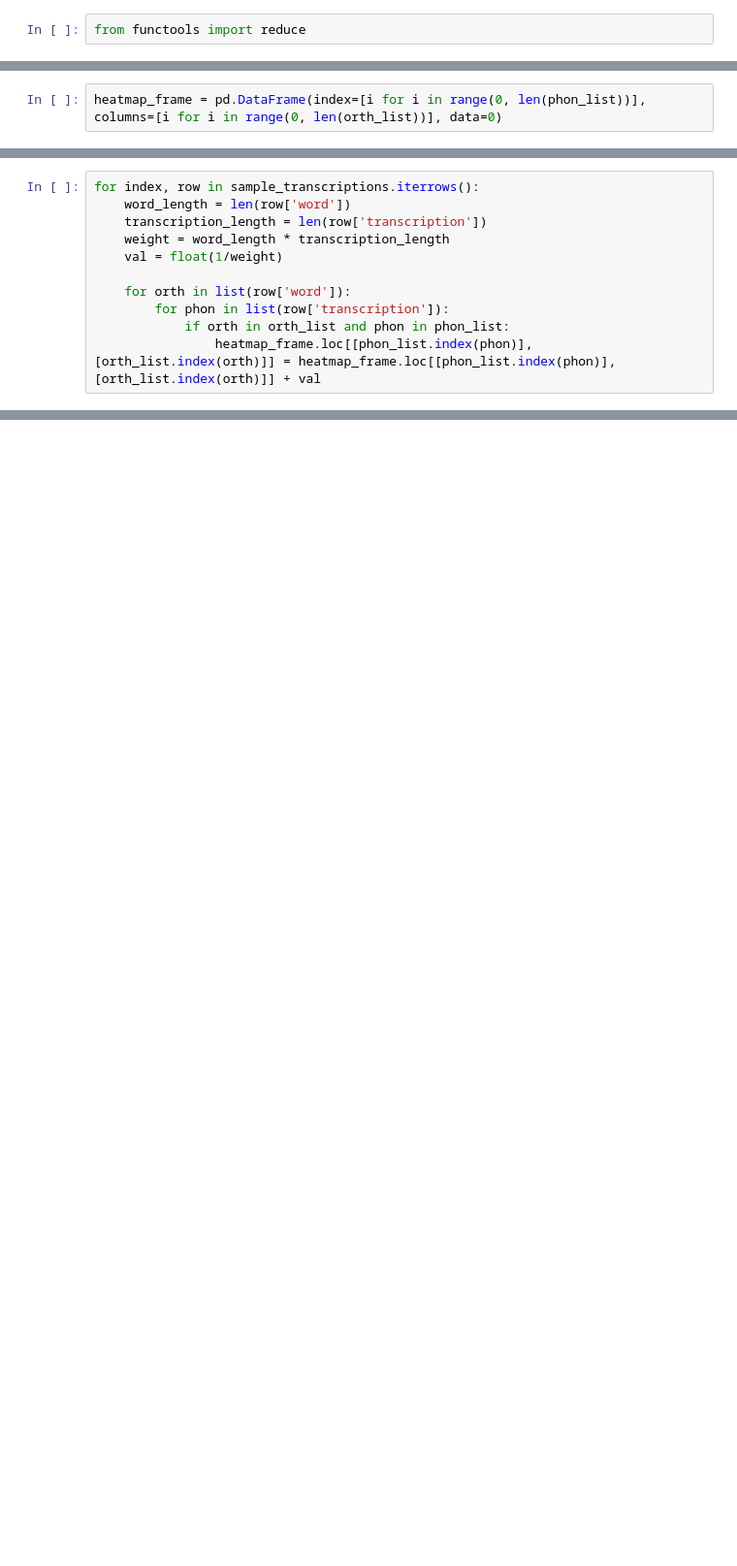
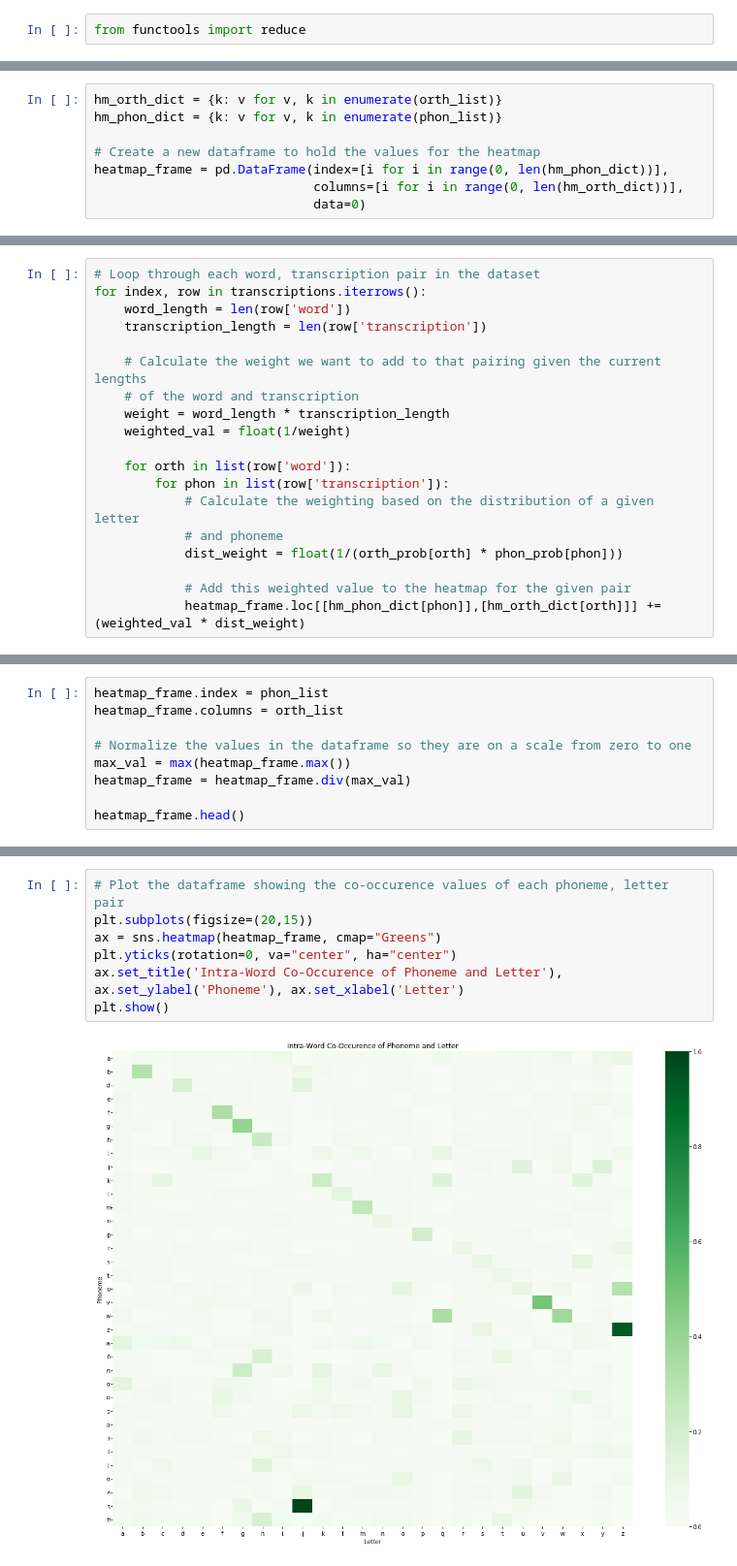
Before and after one commit to dianachou/cmsc320_final_tutorial, a Jupyter notebook: [Insert Final Project Name].ipynb, the cells around one changed output, grey strips where cells are left out. Shown: that part at 97% size. Drawn from its saved outputs; the diff is of its cells as text; blank space fills up the shorter version.

Commit message:
Intra-Cluster Maps

```diff
--- a/[Insert Final Project Name].ipynb
+++ b/[Insert Final Project Name].ipynb
@@ -66,2 +99,8 @@ print(phon_list)
 # %%
-heatmap_frame = pd.DataFrame(index=[i for i in range(0, len(phon_list))], columns=[i for i in range(0, len(orth_list))], data=0)
+hm_orth_dict = {k: v for v, k in enumerate(orth_list)}
+hm_phon_dict = {k: v for v, k in enumerate(phon_list)}
+
+# Create a new dataframe to hold the values for the heatmap
+heatmap_frame = pd.DataFrame(index=[i for i in range(0, len(hm_phon_dict))],
+                             columns=[i for i in range(0, len(hm_orth_dict))],
+                             data=0)
@@ -70,11 +107,19 @@ sample_transcriptions = transcriptions.sample(n=200)
 # %%
-for index, row in sample_transcriptions.iterrows():
+# Loop through each word, transcription pair in the dataset
+for index, row in transcriptions.iterrows():
     word_length = len(row['word'])
     transcription_length = len(row['transcription'])
+
+    # Calculate the weight we want to add to that pairing given the current lengths
+    # of the word and transcription
     weight = word_length * transcription_length
-    val = float(1/weight)
+    weighted_val = float(1/weight)
 
     for orth in list(row['word']):
         for phon in list(row['transcription']):
-            if orth in orth_list and phon in phon_list:
-                heatmap_frame.loc[[phon_list.index(phon)],[orth_list.index(orth)]] = heatmap_frame.loc[[phon_list.index(phon)],[orth_list.index(orth)]] + val
+            # Calculate the weighting based on the distribution of a given letter
+            # and phoneme
+            dist_weight = float(1/(orth_prob[orth] * phon_prob[phon]))
+
+            # Add this weighted value to the heatmap for the given pair
+            heatmap_frame.loc[[hm_phon_dict[phon]],[hm_orth_dict[orth]]] += (weighted_val * dist_weight)
@@ -98,0 +126,9 @@ plt.show()
+# %%
+heatmap_frame.index = phon_list
+heatmap_frame.columns = orth_list
+
+# Normalize the values in the dataframe so they are on a scale from zero to one
+max_val = max(heatmap_frame.max())
+heatmap_frame = heatmap_frame.div(max_val)
+
+heatmap_frame.head()
@@ -98,0 +142,9 @@ plt.show()
+# %%
+# Plot the dataframe showing the co-occurence values of each phoneme, letter pair
+plt.subplots(figsize=(20,15))
+ax = sns.heatmap(heatmap_frame, cmap="Greens")
+plt.yticks(rotation=0, va="center", ha="center")
+ax.set_title('Intra-Word Co-Occurence of Phoneme and Letter'), ax.set_ylabel('Phoneme'), ax.set_xlabel('Letter')
+plt.show()
+# %% [output]
+[figure, added]
```
Also changed, not shown: parts of 46 cells of this notebook, 1 other file.
